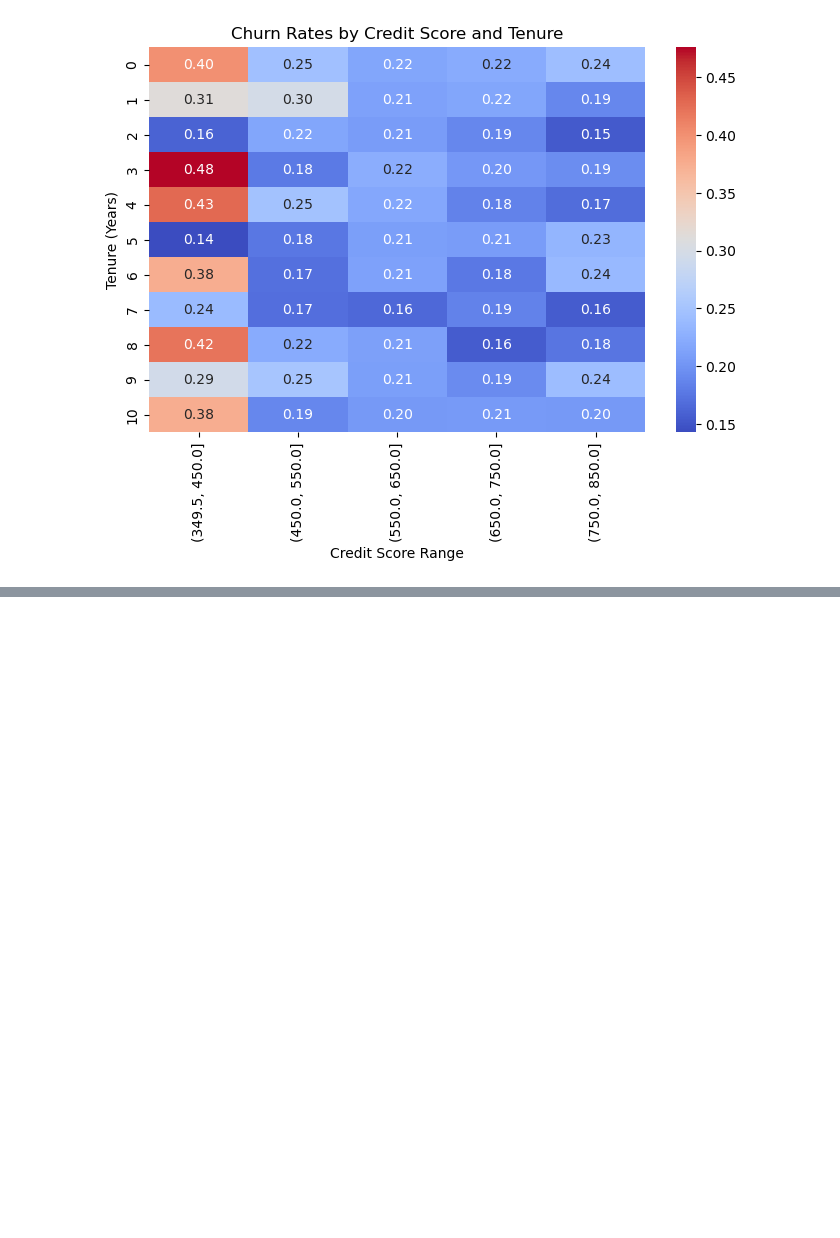
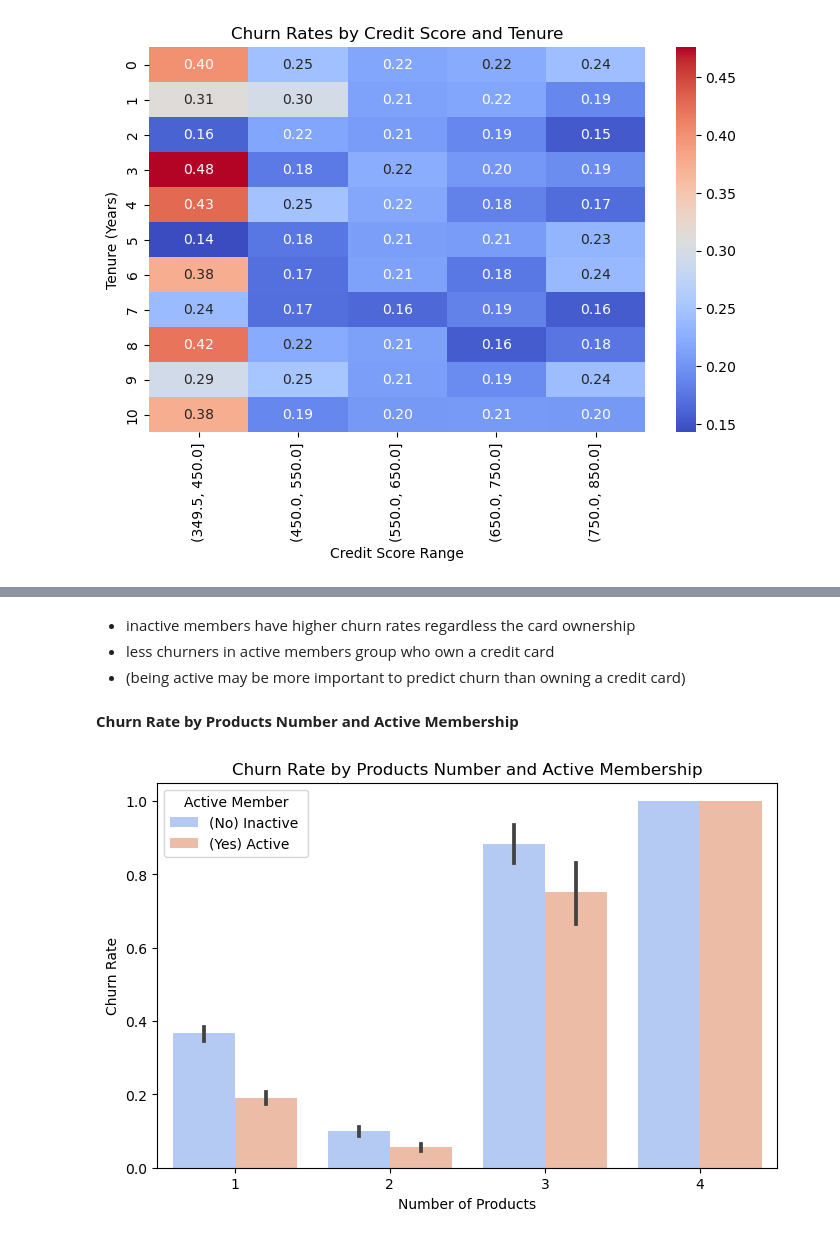
Before and after one commit to ejarazi2004/customer-churn-prediction, a Jupyter notebook: notebooks/01_exploratory_data_analysis.ipynb, the cells around one changed output, grey strips where cells are left out. Drawn from its saved outputs; the diff is of its cells as text; code cells hidden in the pictures; blank space fills up the shorter version.

```diff
--- a/notebooks/01_exploratory_data_analysis.ipynb
+++ b/notebooks/01_exploratory_data_analysis.ipynb
@@ -342,0 +382,18 @@ plt.show()
+# %% [markdown]
+- inactive members have higher churn rates regardless the card ownership
+- less churners in active members group who own a credit card
+- (being active may be more important to predict churn than owning a credit card)
+# %% [markdown]
+**Churn Rate by Products Number and Active Membership**
+# %%
+plt.figure(figsize=(8, 5))
+ax = sns.barplot(x='products_number', y='churn', hue='active_member', data=df, palette='coolwarm')
+legend_labels = ['(No) Inactive ', '(Yes) Active']
+handles, _ = ax.get_legend_handles_labels()
+plt.legend(handles, legend_labels, title="Active Member")
+plt.xlabel("Number of Products")
+plt.ylabel("Churn Rate")
+plt.title("Churn Rate by Products Number and Active Membership")
+plt.show()
+# %% [output]
+[figure, added]
```
Also changed, not shown: parts of 8 cells of this notebook.
